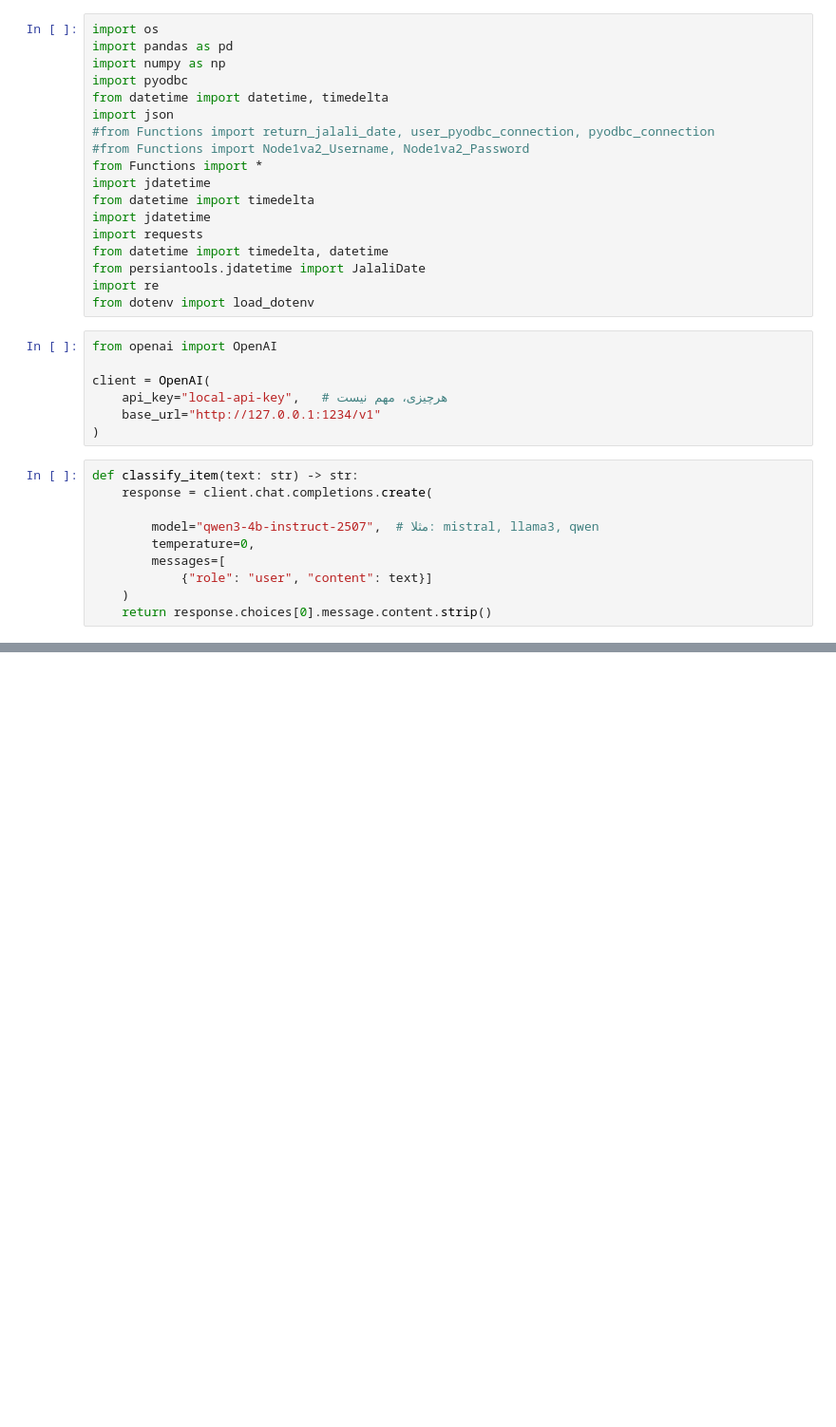
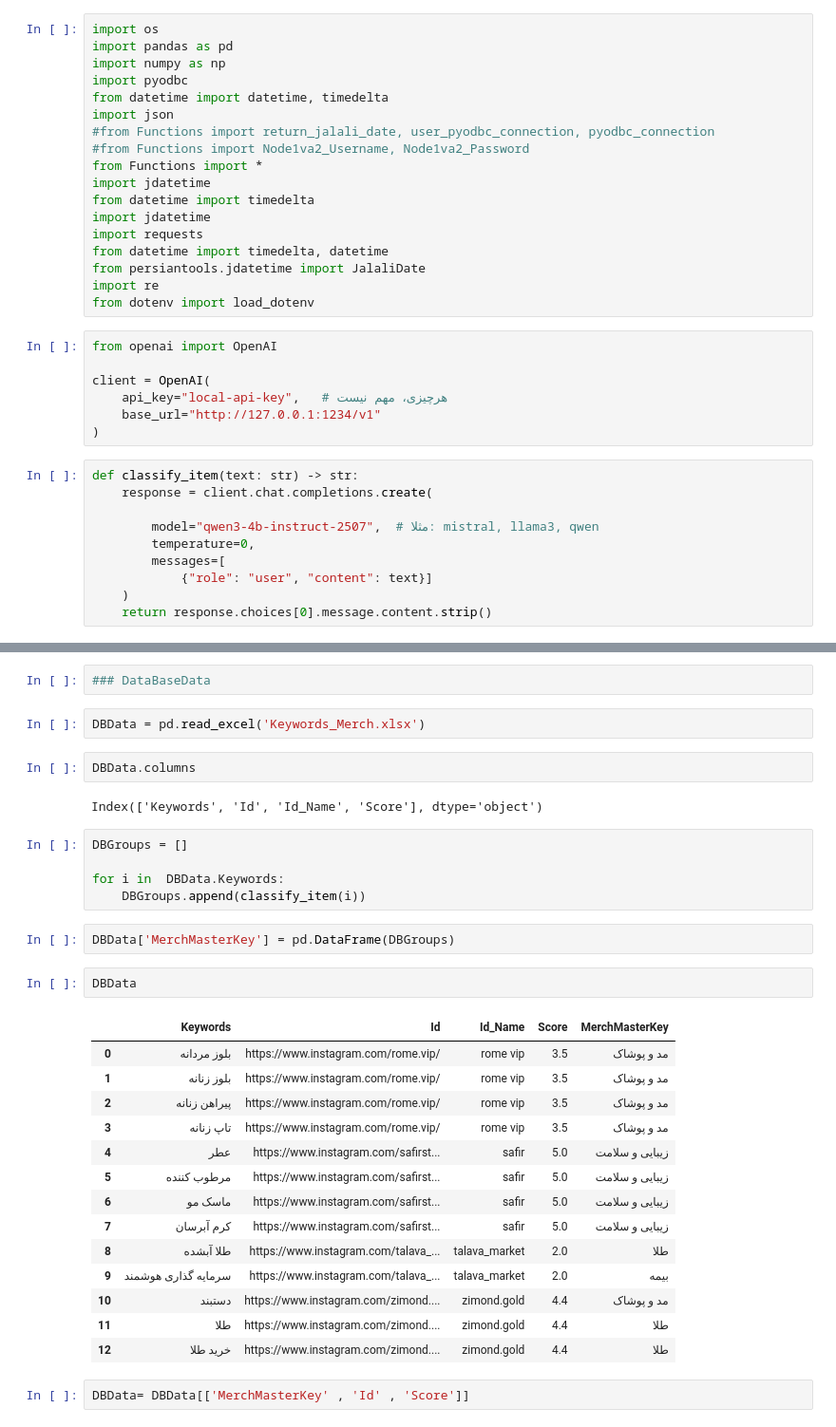
Before and after one commit to yeganehsoleymani98-dotcom/azkivam, a Jupyter notebook: OpenAI.ipynb, the cells around one changed output, grey strips where cells are left out. Shown at 95% size. Cells and saved outputs as stored; diff of their text form; blank space fills up the shorter version.

```diff
--- a/OpenAI.ipynb
+++ b/OpenAI.ipynb
@@ -121,0 +134,34 @@ print(df.head())
+# %%
+### DataBaseData
+# %%
+DBData = pd.read_excel('Keywords_Merch.xlsx')
+# %%
+DBData.columns
+# %% [output]
+Index(['Keywords', 'Id', 'Id_Name', 'Score'], dtype='object')
+# %%
+DBGroups = []
+
+for i in  DBData.Keywords:
+    DBGroups.append(classify_item(i))
+# %%
+DBData['MerchMasterKey'] = pd.DataFrame(DBGroups)
+# %%
+DBData
+# %% [output]
+|  | Keywords | Id | Id_Name | Score | MerchMasterKey |
+| 0 | بلوز مردانه | https://www.instagram.com/rome.vip/ | rome vip | 3.5 | مد و پوشاک |
+| 1 | بلوز زنانه | https://www.instagram.com/rome.vip/ | rome vip | 3.5 | مد و پوشاک |
+| 2 | پیراهن زنانه | https://www.instagram.com/rome.vip/ | rome vip | 3.5 | مد و پوشاک |
+| 3 | تاپ زنانه | https://www.instagram.com/rome.vip/ | rome vip | 3.5 | مد و پوشاک |
+| 4 | عطر | https://www.instagram.com/safirst... | safir | 5.0 | زیبایی و سلامت |
+| 5 | مرطوب کننده | https://www.instagram.com/safirst... | safir | 5.0 | زیبایی و سلامت |
+| 6 | ماسک مو | https://www.instagram.com/safirst... | safir | 5.0 | زیبایی و سلامت |
+| 7 | کرم آبرسان | https://www.instagram.com/safirst... | safir | 5.0 | زیبایی و سلامت |
+| 8 | طلا آبشده | https://www.instagram.com/talava_... | talava_market | 2.0 | طلا |
+| 9 | سرمایه گذاری هوشمند | https://www.instagram.com/talava_... | talava_market | 2.0 | بیمه |
+| 10 | دستبند | https://www.instagram.com/zimond.... | zimond.gold | 4.4 | مد و پوشاک |
+| 11 | طلا | https://www.instagram.com/zimond.... | zimond.gold | 4.4 | طلا |
+| 12 | خرید طلا | https://www.instagram.com/zimond.... | zimond.gold | 4.4 | طلا |
+# %%
+DBData= DBData[['MerchMasterKey' , 'Id' , 'Score']]
```
Also changed, not shown: parts of 25 cells of this notebook.
